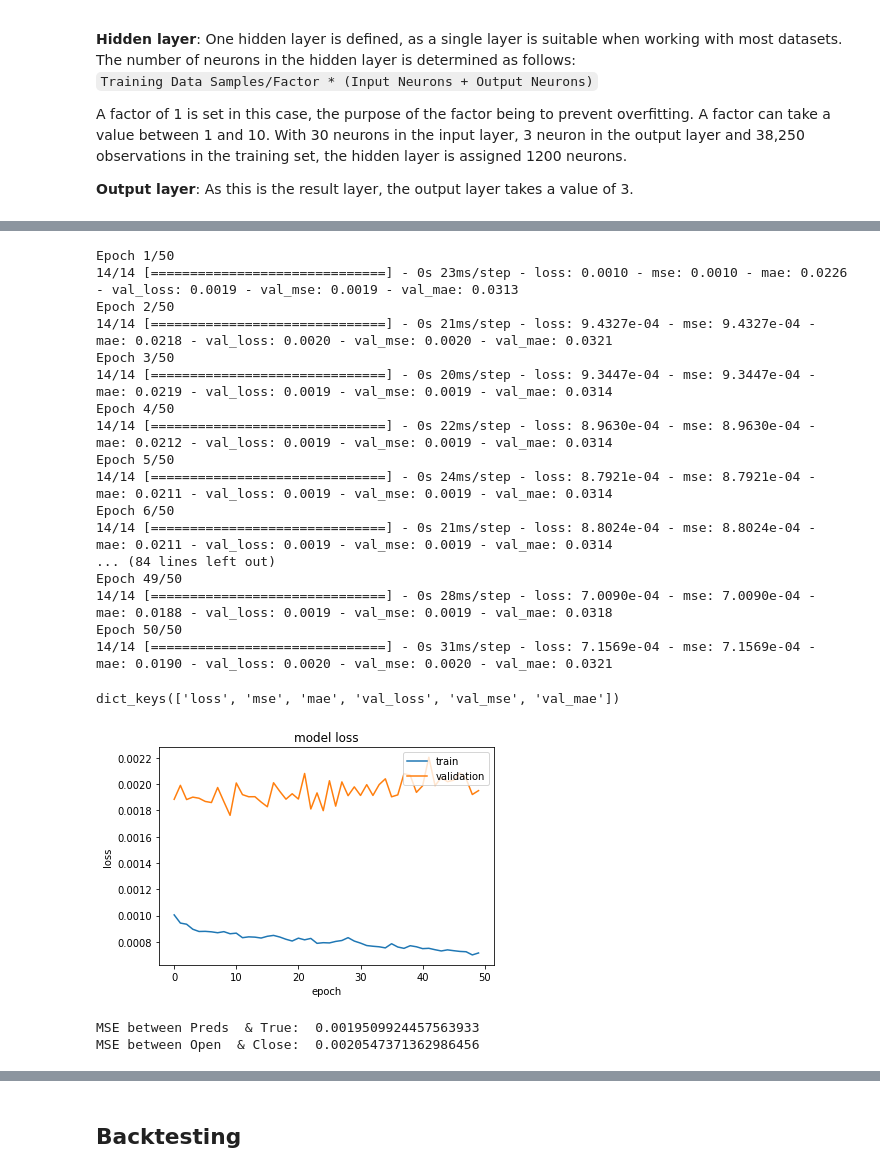
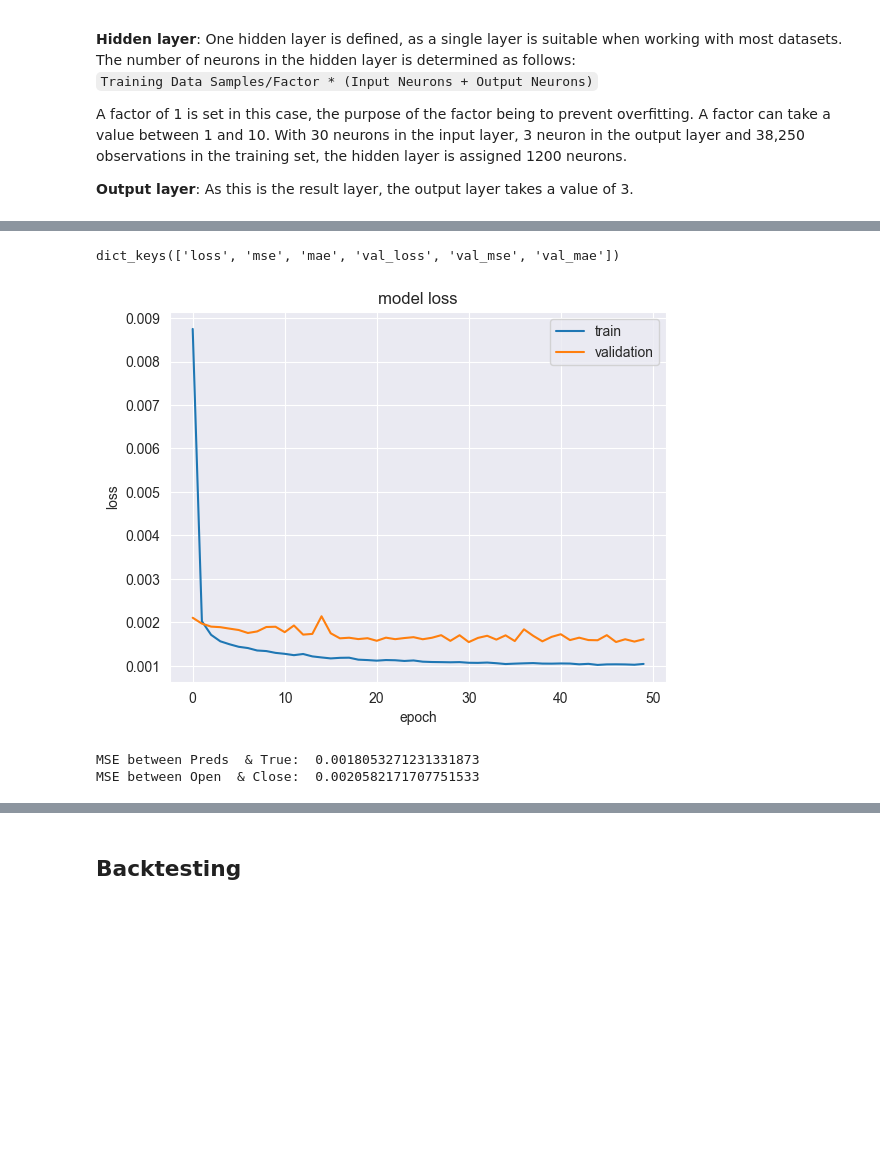
Before and after one commit to MatejFrnka/ScalableML-project, a Jupyter notebook: test.ipynb, the cells around one changed output, grey strips where cells are left out. Drawn from its saved outputs; the diff is of its cells as text; code cells hidden in the pictures; blank space fills up the shorter version.

```diff
--- a/test.ipynb
+++ b/test.ipynb
@@ -546,2 +403,6 @@ Trainable params: 41,703
 Non-trainable params: 0
 _________________________________________________________________
+# %%
+model.compile(loss='mse', optimizer='adam', metrics=['mse', 'mae'])
+history = model.fit(X_finetuning_train_scale, y_finetuning_train, epochs=50, batch_size=400, verbose=1,
+                    validation_data=(X_finetuning_val_scale, y_finetuning_valid))
@@ -548,4 +427,5 @@ _________________________________________________________________
 # %%
-model.compile(loss='mse', optimizer='adam', metrics=['mse','mae'])
-history=model.fit(X_train_scale, y_train, epochs=50, batch_size=400, verbose=1, validation_data=(X_val_scale, y_valid))
-predictions = model.predict(X_val_scale)
+# model.compile(loss='mse', optimizer='adam', metrics=['mse', 'mae'])
+# history = model.fit(X_train_scale, y_train, epochs=50, batch_size=400, verbose=1,
+#                     validation_data=(X_val_scale, y_valid))
+# predictions = model.predict(X_val_scale)
@@ -590,41 +448,26 @@ MSE between Open  & Close:  0.002031557260472798
 # %%
-history=model.fit(X_finetuning_train_scale, y_finetuning_train, epochs=50, batch_size=200, verbose=1, validation_data=(X_finetuning_val_scale, y_finetuning_valid))
-predictions = model.predict(X_finetuning_val_scale)
+# history = model.fit(X_finetuning_train_scale, y_finetuning_train, epochs=50, batch_size=200, verbose=1,
+#                     validation_data=(X_finetuning_val_scale, y_finetuning_valid))
-# %% [output]
-Epoch 1/50
-14/14 [==============================] - 0s 23ms/step - loss: 0.0010 - mse: 0.0010 - mae: 0.0226 - val_loss: 0.0019 - val_mse: 0.0019 - val_mae: 0.0313
-Epoch 2/50
-14/14 [==============================] - 0s 21ms/step - loss: 9.4327e-04 - mse: 9.4327e-04 - mae: 0.0218 - val_loss: 0.0020 - val_mse: 0.0020 - val_mae: 0.0321
-Epoch 3/50
-14/14 [==============================] - 0s 20ms/step - loss: 9.3447e-04 - mse: 9.3447e-04 - mae: 0.0219 - val_loss: 0.0019 - val_mse: 0.0019 - val_mae: 0.0314
-Epoch 4/50
-14/14 [==============================] - 0s 22ms/step - loss: 8.9630e-04 - mse: 8.9630e-04 - mae: 0.0212 - val_loss: 0.0019 - val_mse: 0.0019 - val_mae: 0.0314
-Epoch 5/50
-14/14 [==============================] - 0s 24ms/step - loss: 8.7921e-04 - mse: 8.7921e-04 - mae: 0.0211 - val_loss: 0.0019 - val_mse: 0.0019 - val_mae: 0.0314
-Epoch 6/50
-14/14 [==============================] - 0s 21ms/step - loss: 8.8024e-04 - mse: 8.8024e-04 - mae: 0.0211 - val_loss: 0.0019 - val_mse: 0.0019 - val_mae: 0.0314
-... (84 lines left out)
-Epoch 49/50
-14/14 [==============================] - 0s 28ms/step - loss: 7.0090e-04 - mse: 7.0090e-04 - mae: 0.0188 - val_loss: 0.0019 - val_mse: 0.0019 - val_mae: 0.0318
-Epoch 50/50
-14/14 [==============================] - 0s 31ms/step - loss: 7.1569e-04 - mse: 7.1569e-04 - mae: 0.0190 - val_loss: 0.0020 - val_mse: 0.0020 - val_mae: 0.0321
+# %%
+predictions = model.predict(X_finetuning_test_scale)
 # %%
 print(history.history.keys())
 # "Loss"
 plt.plot(history.history['loss'])
 plt.plot(history.history['val_loss'])
 plt.title('model loss')
 plt.ylabel('loss')
 plt.xlabel('epoch')
 plt.legend(['train', 'validation'], loc='upper right')
 plt.show()
 
 from sklearn.metrics import mean_squared_error
 
-print('MSE between Preds  & True: ',mean_squared_error(predictions,y_finetuning_valid))
-print('MSE between Open  & Close: ',mean_squared_error(X_finetuning_val_scale[['HO_Pinnacle',	'DO_Pinnacle',	'AO_Pinnacle']],y_finetuning_valid))
+print('MSE between Preds  & True: ', mean_squared_error(predictions, y_finetuning_test))
+print('MSE between Open  & Close: ',
+      mean_squared_error(X_finetuning_test_scale[['HO_Pinnacle', 'DO_Pinnacle', 'AO_Pinnacle']], y_finetuning_test))
 # %% [output]
 dict_keys(['loss', 'mse', 'mae', 'val_loss', 'val_mse', 'val_mae'])
-[figure, old version]
+[figure, new version]
-MSE between Preds  & True:  0.0019509924457563933
-MSE between Open  & Close:  0.0020547371362986456
+MSE between Preds  & True:  0.0018053271231331873
+MSE between Open  & Close:  0.0020582171707751533
```
Also changed, not shown: parts of 60 cells of this notebook, 1 other file.
